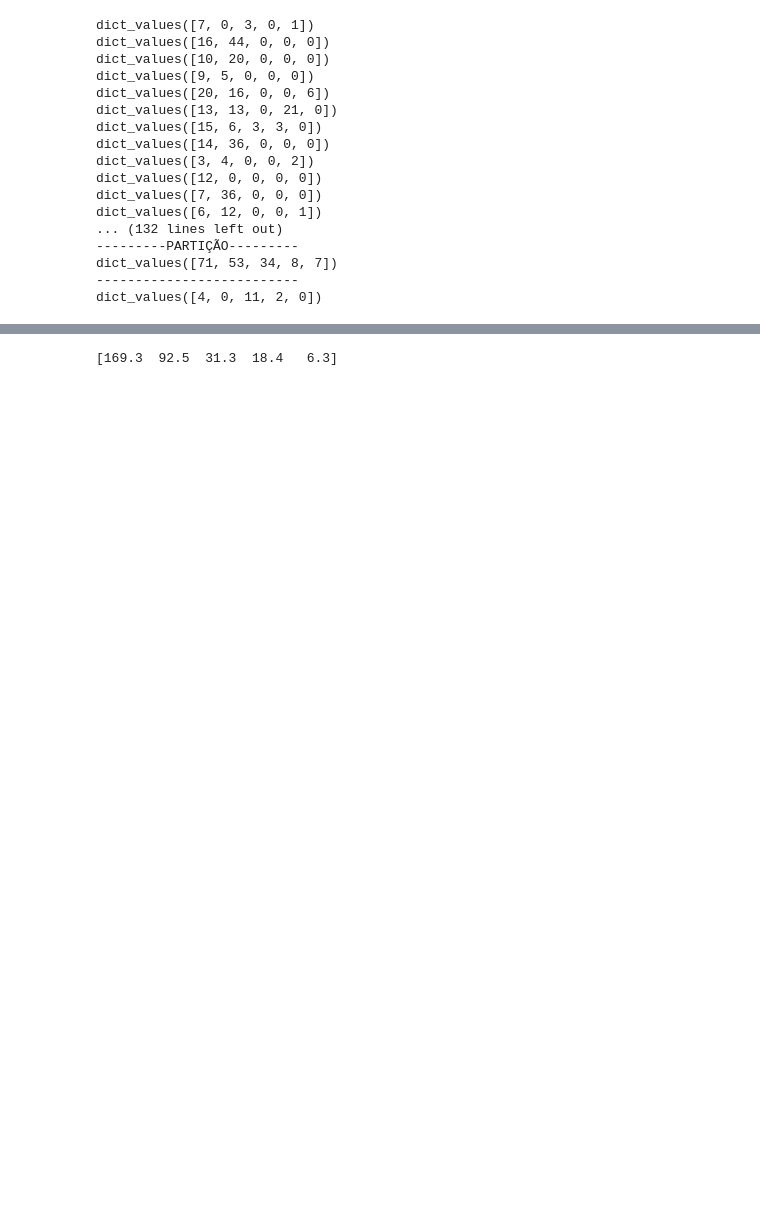
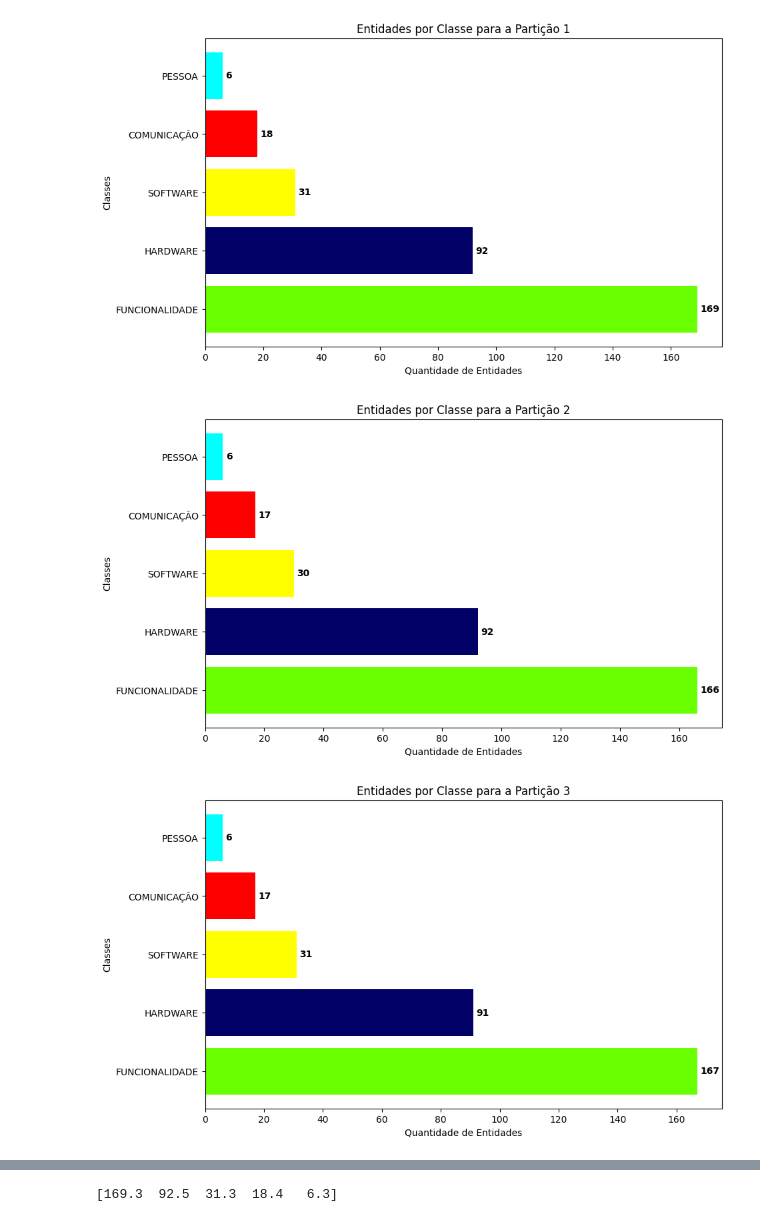
Before and after one commit to PedroFonseca08/NER-Patents, a Jupyter notebook: Dataset_Analysis/datasetAnalysis.ipynb, the cells around one changed output, grey strips where cells are left out. Saved outputs shown, nothing was run; the diff lists cells and outputs as text; code cells hidden in the pictures; blank space fills up the shorter version.

```diff
--- a/Dataset_Analysis/datasetAnalysis.ipynb
+++ b/Dataset_Analysis/datasetAnalysis.ipynb
@@ -3,7 +3,7 @@ import pandas as pd
 import matplotlib.pyplot as plt
 import numpy as np
 
-dataset = pd.read_csv("../Dataset_Generator/final_dataset.csv")
+dataset = pd.read_csv("../Dataset_Generator/final_dataset.csv", encoding='ISO-8859-1')
 
 count_partition = 1
 count_patent = 1
@@ -17,74 +17,60 @@ for data in dataset.values:
     current_partition = data[5]
 
     if current_patent != count_patent:
-        print(counters_patent.values())
 
         counters_patent = {key: 0 for key in counters_patent}
 
         count_patent += 1
 
     if current_partition != count_partition:
-        # plt.figure(figsize=(10, 6))
-        # plt.barh(list(counters_partition.keys()), list(counters_partition.values()), color=['#1f77b4', '#ff7f0e', '#2ca02c', '#d62728', '#9467bd'])
-        # plt.title(f'Entidades por Classe para o Grupo {count}')
-        # plt.xlabel('Quantidade de Entidades')
-        # plt.ylabel('Classes')
-        # plt.show()
-        print("---------PARTIÇÃO---------")
-        print(counters_partition.values())
-        print("--------------------------")
+        plt.figure(figsize=(10, 6))
+        plt.barh(list(counters_partition.keys()), list(counters_partition.values()), color=['#69ff00', '#000066', '#ffff00', '#ff0000', '#00ffff'])
+
+        # Adicionar os valores das quantidades nas barras
+        for index, value in enumerate(counters_partition.values()):
+            plt.text(value + 1, index, str(value), va='center', color='black', fontweight='bold')
+
+        plt.title(f'Entidades por Classe para a Partição {count_partition}')
+        plt.xlabel('Quantidade de Entidades')
+        plt.ylabel('Classes')
+        plt.show()
 
         all_partitions.append(list(counters_partition.values()))
         counters_partition = {key: 0 for key in counters_partition}
         count_partition += 1
 
     if data[2] != 'O':
         if 'FUNCIONALIDADE' in data[2]:
             counters_partition['FUNCIONALIDADE'] += 1
             counters_patent['FUNCIONALIDADE'] += 1
         elif 'HARDWARE' in data[2]:
             counters_partition['HARDWARE'] += 1
             counters_patent['HARDWARE'] += 1
         elif 'SOFTWARE' in data[2]:
             counters_partition['SOFTWARE'] += 1
             counters_patent['SOFTWARE'] += 1
         elif 'COMUNICAÇÃO' in data[2]:
             counters_partition['COMUNICAÇÃO'] += 1
             counters_patent['COMUNICAÇÃO'] += 1
         elif 'PESSOA' in data[2]:
             counters_partition['PESSOA'] += 1
             counters_patent['PESSOA'] += 1
 
 if sum(counters_partition.values()) > 0:
-    # plt.figure(figsize=(10, 6))
-    # plt.barh(list(counters_partition.keys()), list(counters_partition.values()), color=['#1f77b4', '#ff7f0e', '#2ca02c', '#d62728', '#9467bd'])
-    # plt.title(f'Entidades por Classe para o Grupo {count}')
-    # plt.xlabel('Quantidade de Entidades')
-    # plt.ylabel('Classes')
-    # plt.show()
-    print("---------PARTIÇÃO---------")
-    print(counters_partition.values())
-    print("--------------------------")
+    plt.figure(figsize=(10, 6))
+    plt.barh(list(counters_partition.keys()), list(counters_partition.values()), color=['#69ff00', '#000066', '#ffff00', '#ff0000', '#00ffff'])
+
+    # Adicionar os valores das quantidades nas barras
+    for index, value in enumerate(counters_partition.values()):
+        plt.text(value + 1, index, str(value), va='center', color='black', fontweight='bold')
+
+    plt.title(f'Entidades por Classe para a Partição {count_partition}')
+    plt.xlabel('Quantidade de Entidades')
+    plt.ylabel('Classes')
+    plt.show()
 
     all_partitions.append(list(counters_partition.values()))
-
-
-    print(counters_patent.values())
 # %% [output]
-dict_values([7, 0, 3, 0, 1])
-dict_values([16, 44, 0, 0, 0])
-dict_values([10, 20, 0, 0, 0])
-dict_values([9, 5, 0, 0, 0])
-dict_values([20, 16, 0, 0, 6])
-dict_values([13, 13, 0, 21, 0])
-dict_values([15, 6, 3, 3, 0])
-dict_values([14, 36, 0, 0, 0])
-dict_values([3, 4, 0, 0, 2])
-dict_values([12, 0, 0, 0, 0])
-dict_values([7, 36, 0, 0, 0])
-dict_values([6, 12, 0, 0, 1])
-... (132 lines left out)
----------PARTIÇÃO---------
-dict_values([71, 53, 34, 8, 7])
---------------------------
-dict_values([4, 0, 11, 2, 0])
+[figure, added]
+[figure, added]
+[figure, added]
```
Also changed, not shown: parts of 1 cell of this notebook, 2 other files.
